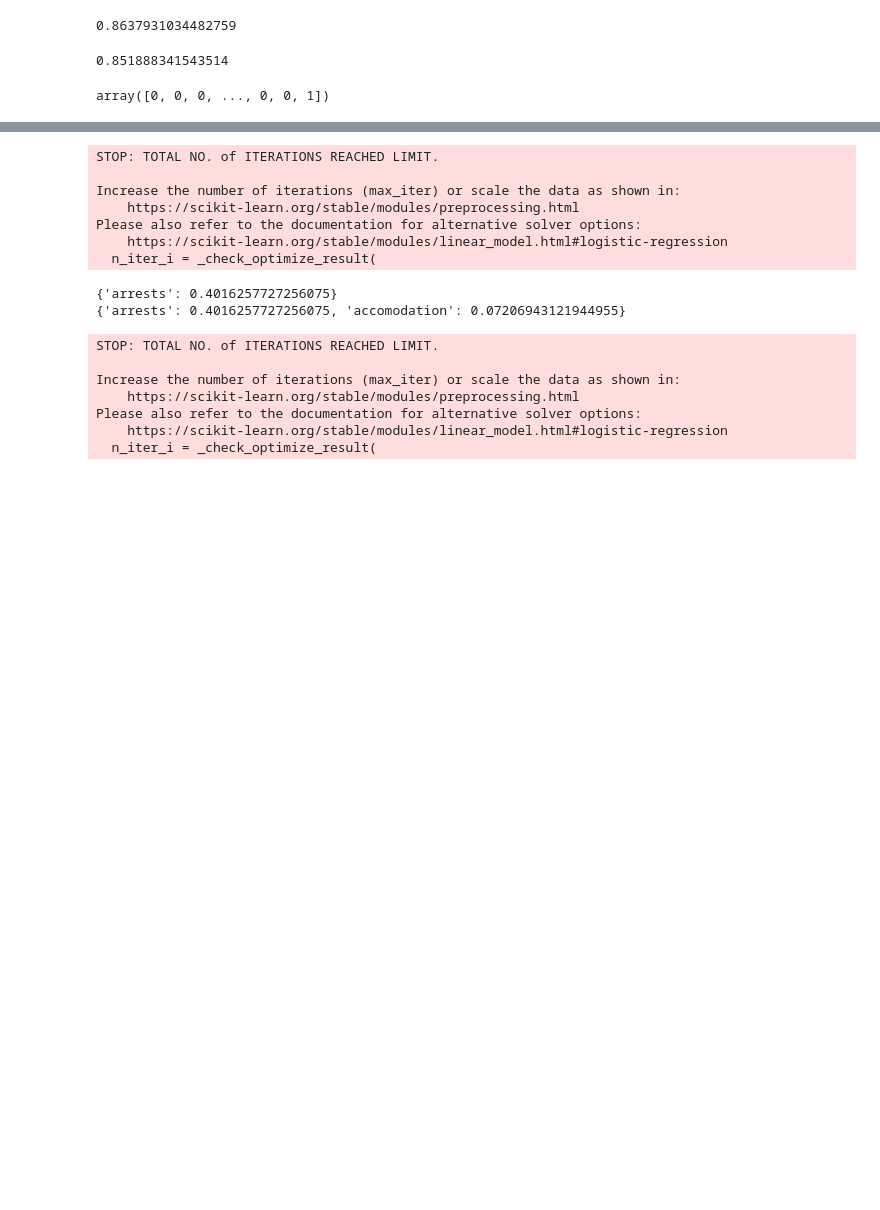
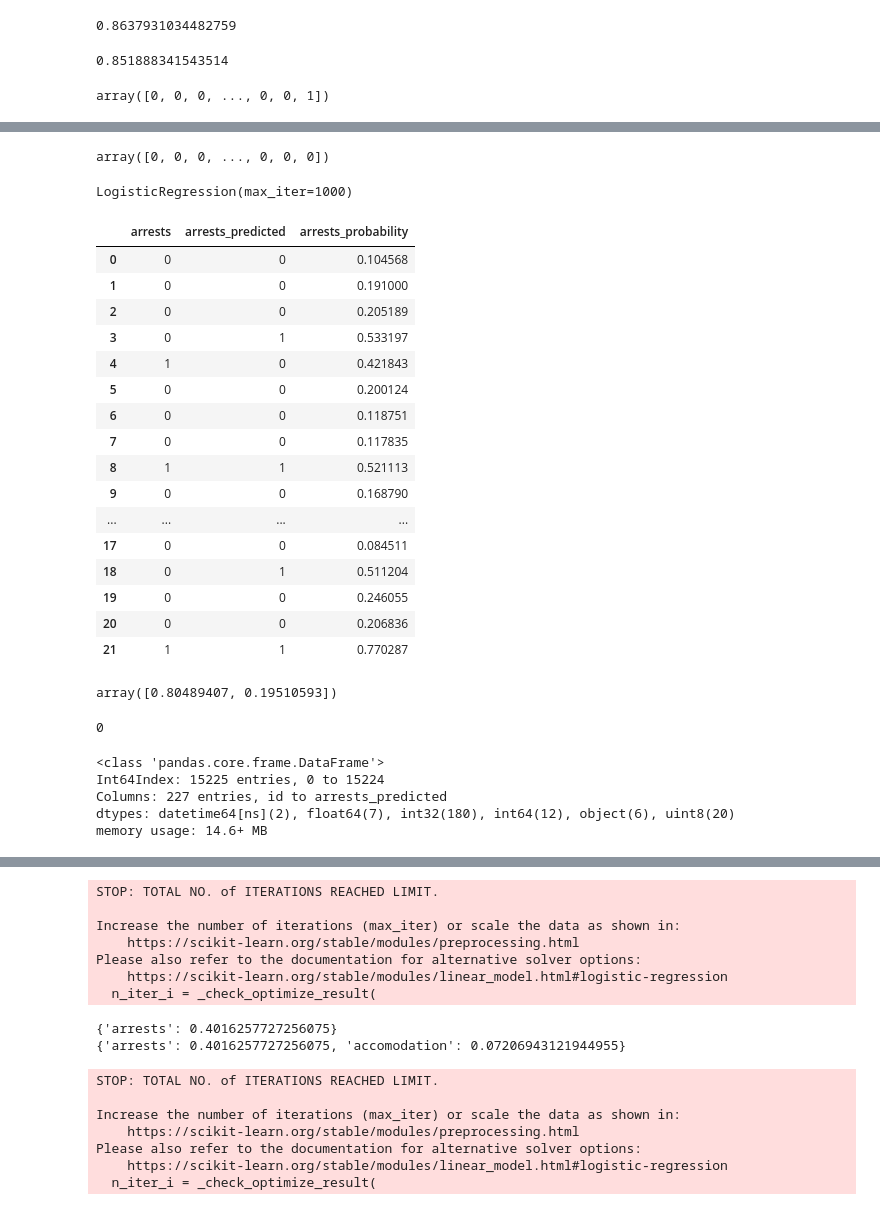
Before and after one commit to EmFib/Mass-Protests, a Jupyter notebook: users/LogisticRegression_emily.ipynb, the cells around one changed output, grey strips where cells are left out. Drawn from its saved outputs; the diff is of its cells as text; code cells hidden in the pictures; blank space fills up the shorter version.

```diff
--- a/users/LogisticRegression_emily.ipynb
+++ b/users/LogisticRegression_emily.ipynb
@@ -125,0 +174,4 @@ array([0, 0, 0, ..., 0, 0, 1])
+# %%
+preds_all_arrests
+# %% [output]
+array([0, 0, 0, ..., 0, 0, 0])
@@ -125,0 +180,4 @@ array([0, 0, 0, ..., 0, 0, 1])
+# %%
+lr
+# %% [output]
+LogisticRegression(max_iter=1000)
@@ -125,0 +188,28 @@ array([0, 0, 0, ..., 0, 0, 1])
+# %%
+mass[['arrests', 'arrests_predicted','arrests_probability']][:22]
+# %% [output]
+|  | arrests | arrests_predicted | arrests_probability |
+| 0 | 0 | 0 | 0.104568 |
+| 1 | 0 | 0 | 0.191000 |
+| 2 | 0 | 0 | 0.205189 |
+| 3 | 0 | 1 | 0.533197 |
+| 4 | 1 | 0 | 0.421843 |
+| 5 | 0 | 0 | 0.200124 |
+| 6 | 0 | 0 | 0.118751 |
+| 7 | 0 | 0 | 0.117835 |
+| 8 | 1 | 1 | 0.521113 |
+| 9 | 0 | 0 | 0.168790 |
+| ... | ... | ... | ... |
+| 17 | 0 | 0 | 0.084511 |
+| 18 | 0 | 1 | 0.511204 |
+| 19 | 0 | 0 | 0.246055 |
+| 20 | 0 | 0 | 0.206836 |
+| 21 | 1 | 1 | 0.770287 |
+# %%
+probabilities[333]
+# %% [output]
+array([0.80489407, 0.19510593])
+# %%
+predictions[333]
+# %% [output]
+0
@@ -135,0 +228,8 @@ class StateResponsePredictor:
+# %%
+mass.info()
+# %% [output]
+<class 'pandas.core.frame.DataFrame'>
+Int64Index: 15225 entries, 0 to 15224
+Columns: 227 entries, id to arrests_predicted
+dtypes: datetime64[ns](2), float64(7), int32(180), int64(12), object(6), uint8(20)
+memory usage: 14.6+ MB
```
Also changed, not shown: parts of 25 cells of this notebook, 3 other files.
